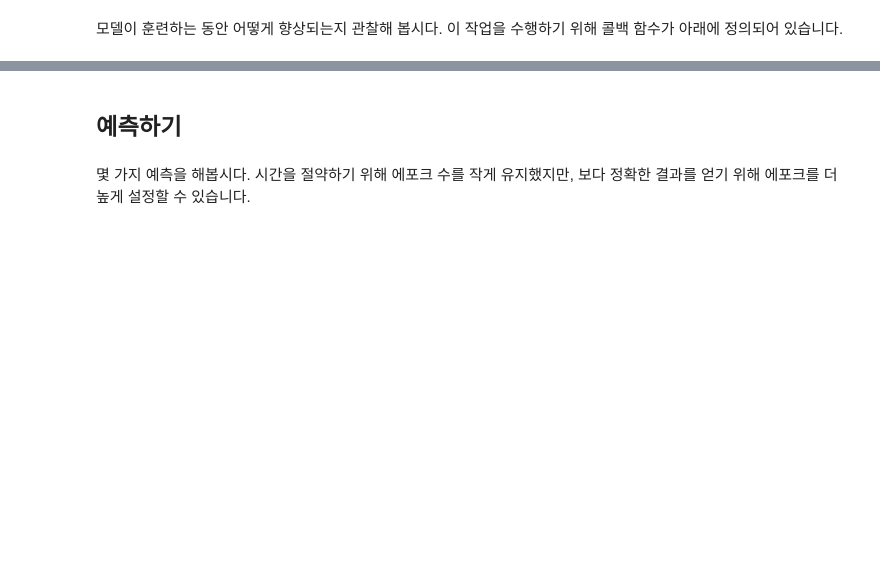
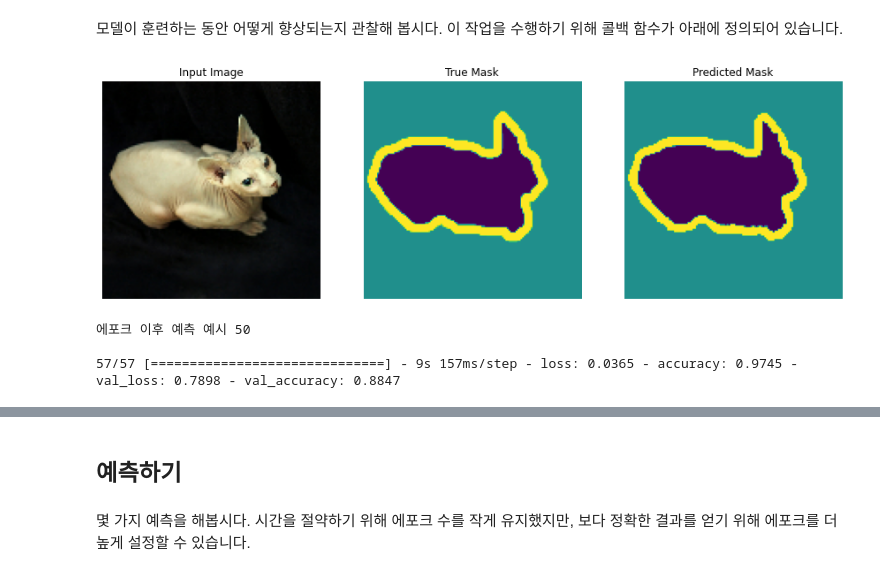
Before and after one commit to Seojun-AK/img_seg_training, a Jupyter notebook: Image_Segmentation_Unet_Test.ipynb, the cells around one changed output, grey strips where cells are left out. Drawn from its saved outputs; the diff is of its cells as text; code cells hidden in the pictures; blank space fills up the shorter version.

```diff
--- a/Image_Segmentation_Unet_Test.ipynb
+++ b/Image_Segmentation_Unet_Test.ipynb
@@ -228,15 +262,20 @@ class DisplayCallback(tf.keras.callbacks.Callback):
     show_predictions()
     print ('\n에포크 이후 예측 예시 {}\n'.format(epoch+1))
 # %%
-EPOCHS = 20
+EPOCHS = 50
 VAL_SUBSPLITS = 5
 VALIDATION_STEPS = info.splits['test'].num_examples//BATCH_SIZE//VAL_SUBSPLITS
 
 model_history = model.fit(train_dataset, epochs=EPOCHS,
                           steps_per_epoch=STEPS_PER_EPOCH,
                           validation_steps=VALIDATION_STEPS,
                           validation_data=test_dataset,
                           callbacks=[DisplayCallback()])
+# %% [output]
+[figure, added]
+에포크 이후 예측 예시 50
+
+57/57 [==============================] - 9s 157ms/step - loss: 0.0365 - accuracy: 0.9745 - val_loss: 0.7898 - val_accuracy: 0.8847
 # %%
 loss = model_history.history['loss']
 val_loss = model_history.history['val_loss']
```
Also changed, not shown: parts of 19 cells of this notebook.
